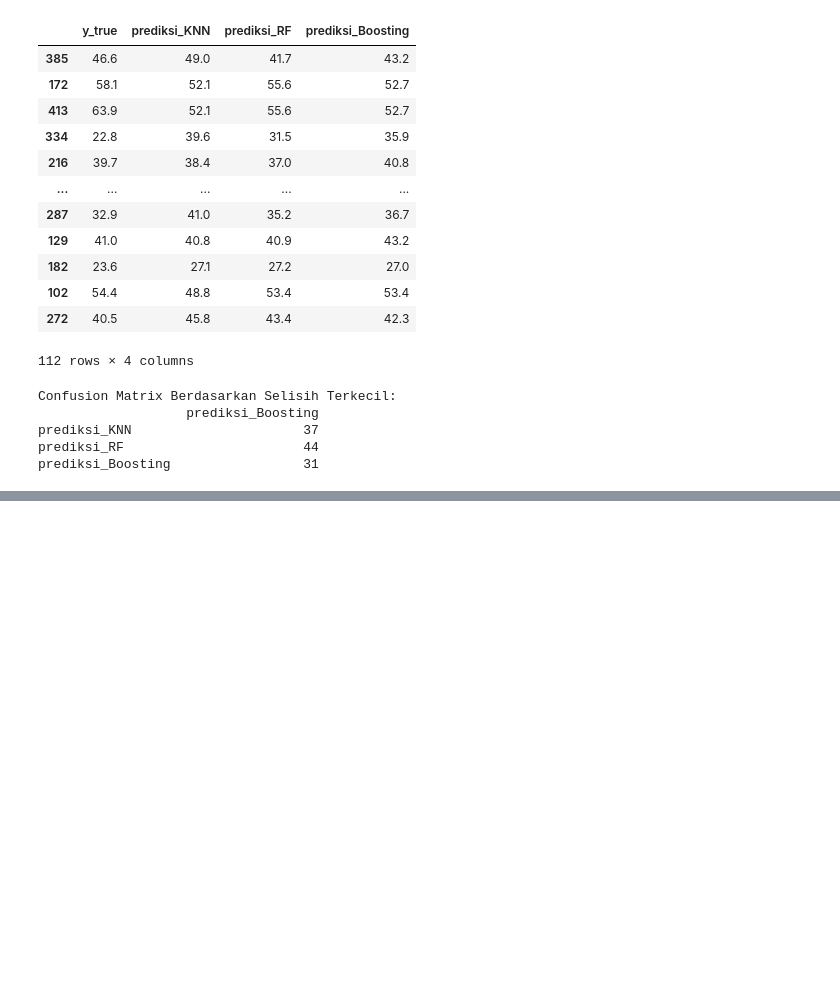
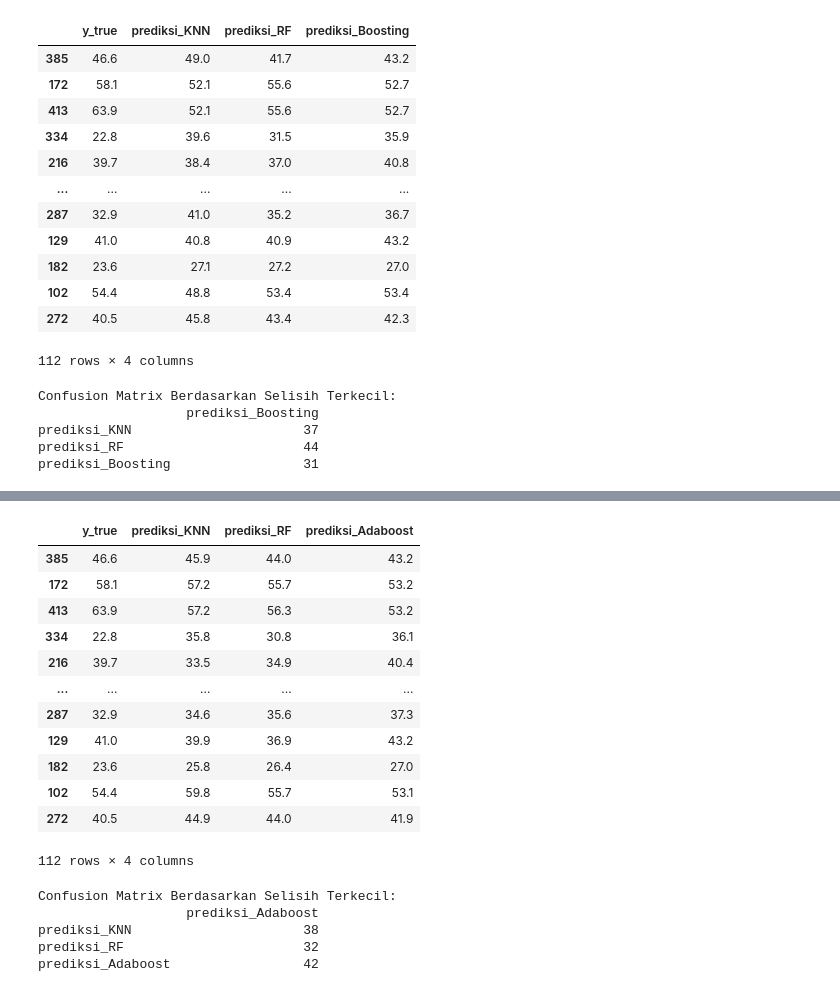
Before and after one commit to akbariffianto/ml-terapan-submission, a Jupyter notebook: Submission1_ML Terapan/Real_Estate_Valuation.ipynb, the cells around one changed output, grey strips where cells are left out. Drawn from its saved outputs; the diff is of its cells as text; code cells hidden in the pictures; blank space fills up the shorter version.

```diff
--- a/Submission1_ML Terapan/Real_Estate_Valuation.ipynb
+++ b/Submission1_ML Terapan/Real_Estate_Valuation.ipynb
@@ -596,0 +586,53 @@ prediksi_Boosting                 31
+# %%
+pred_dict_grid = {'y_true': y_test}
+
+model_dict_grid = {
+    'KNN': grid_search_knn,
+    'RF': grid_search_rf,
+    'Adaboost': grid_search_ada
+}
+
+for name, model in model_dict_grid.items():
+    pred_dict_grid[f'prediksi_{name}'] = model.predict(X_test).round(1)
+
+pred_df_grid = pd.DataFrame(pred_dict_grid)
+pred_df_grid
+# %% [output]
+|  | y_true | prediksi_KNN | prediksi_RF | prediksi_Adaboost |
+| 385 | 46.6 | 45.9 | 44.0 | 43.2 |
+| 172 | 58.1 | 57.2 | 55.7 | 53.2 |
+| 413 | 63.9 | 57.2 | 56.3 | 53.2 |
+| 334 | 22.8 | 35.8 | 30.8 | 36.1 |
+| 216 | 39.7 | 33.5 | 34.9 | 40.4 |
+| ... | ... | ... | ... | ... |
+| 287 | 32.9 | 34.6 | 35.6 | 37.3 |
+| 129 | 41.0 | 39.9 | 36.9 | 43.2 |
+| 182 | 23.6 | 25.8 | 26.4 | 27.0 |
+| 102 | 54.4 | 59.8 | 55.7 | 53.1 |
+| 272 | 40.5 | 44.9 | 44.0 | 41.9 |
+112 rows × 4 columns
+# %%
+for name, model in model_dict_grid.items():
+    pred_dict_grid[f'prediksi_{name}'] = model.predict(X_test).round(1)
+
+pred_df = pd.DataFrame(pred_dict_grid)
+
+model_names = [col for col in pred_df.columns if col.startswith('prediksi_')]
+for model in model_names:
+    pred_df[f'error_{model}'] = np.abs(pred_df['y_true'] - pred_df[model])
+
+pred_df['best_model'] = pred_df[[f'error_{model}' for model in model_names]].idxmin(axis=1)
+
+conf_matrix = pd.DataFrame(
+    {model: [(pred_df['best_model'] == f'error_{model}').sum() for model in model_names]},
+    index=model_names
+)
+
+print("Confusion Matrix Berdasarkan Selisih Terkecil:")
+print(conf_matrix)
+# %% [output]
+Confusion Matrix Berdasarkan Selisih Terkecil:
+                   prediksi_Adaboost
+prediksi_KNN                      38
+prediksi_RF                       32
+prediksi_Adaboost                 42
```
Also changed, not shown: parts of 38 cells of this notebook, 4 other files.
